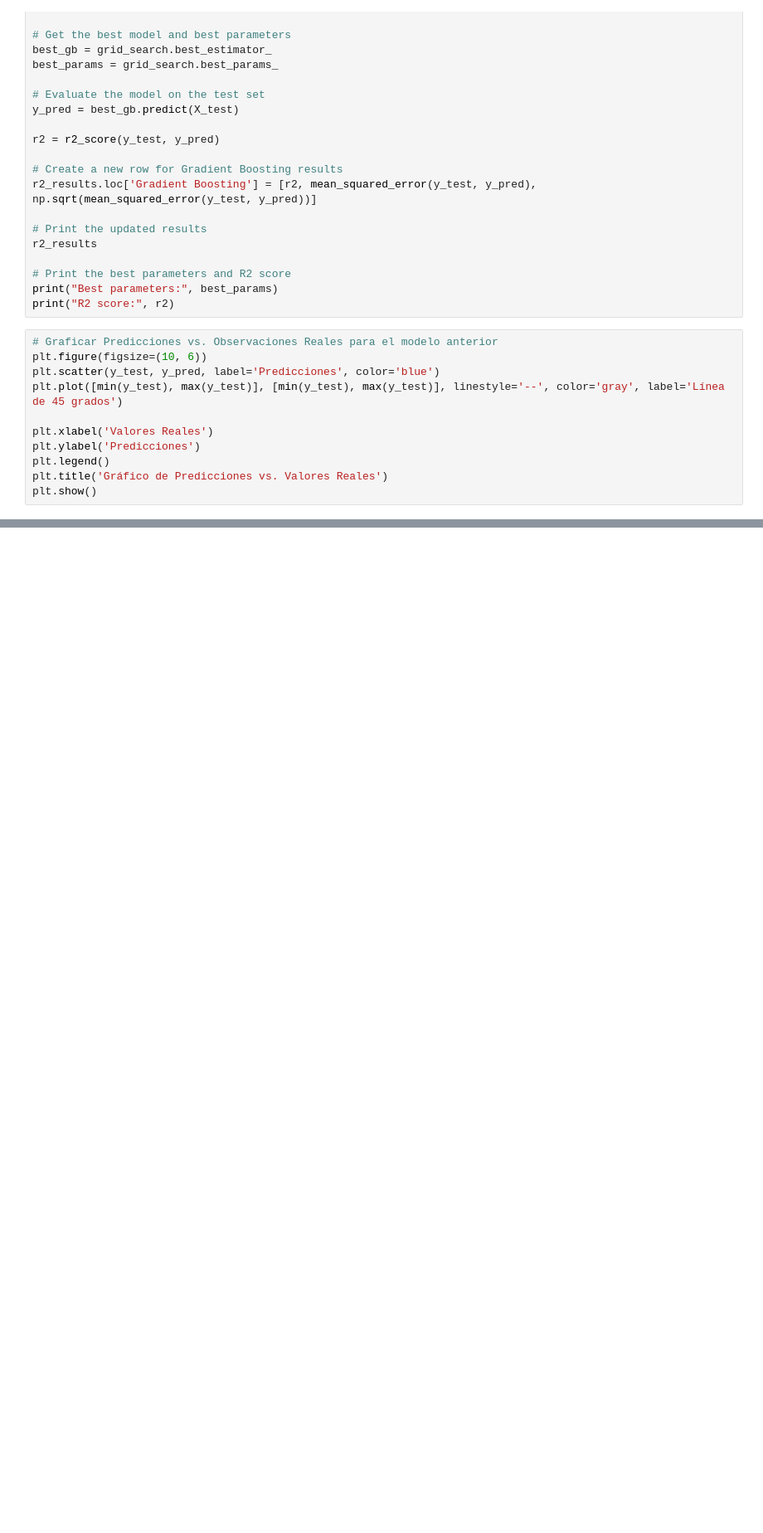
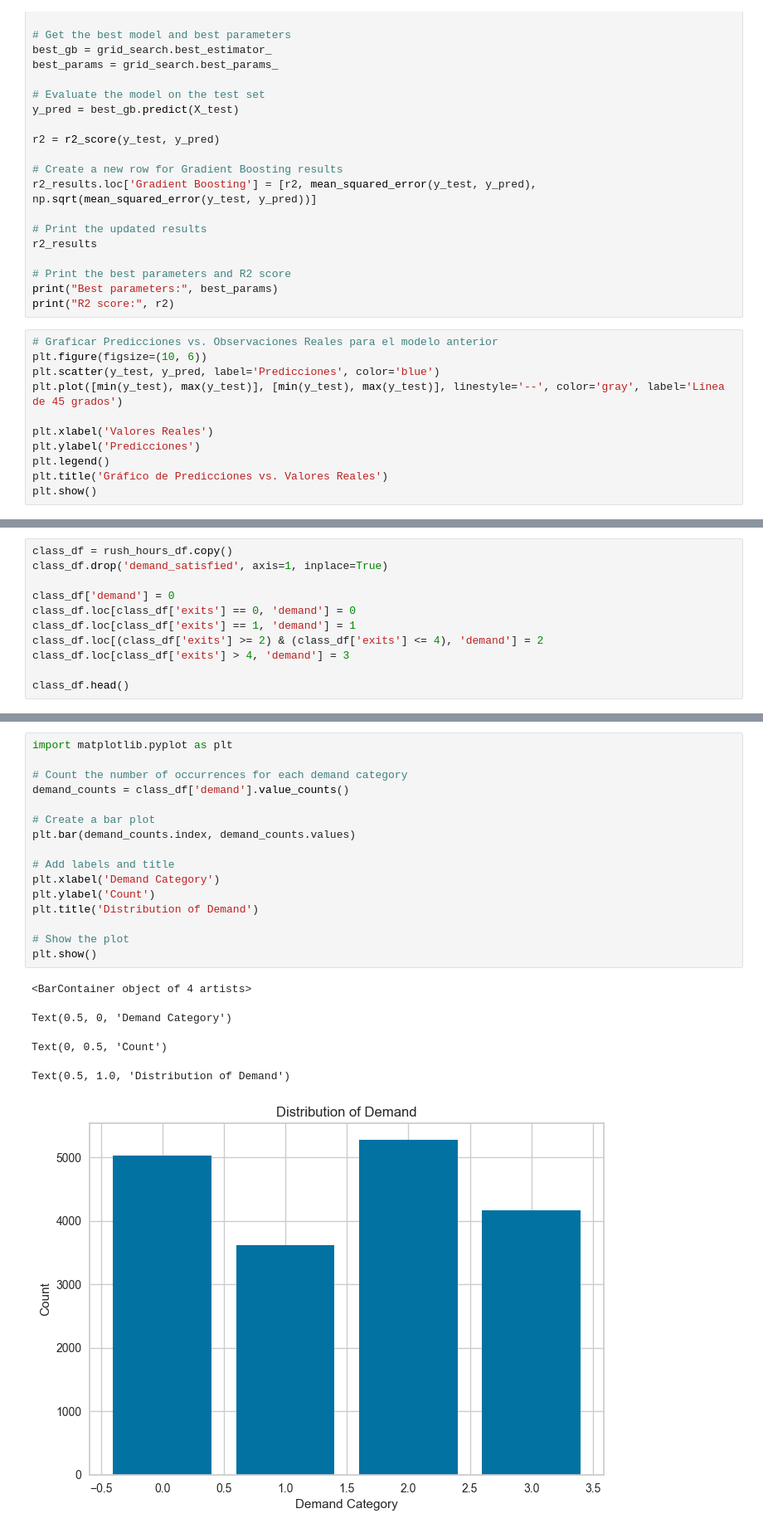
Before and after one commit to nicollorens12/BicingEstimator, a Jupyter notebook: notebook.ipynb, the cells around one changed output, grey strips where cells are left out. Shown at 83% size. Drawn from its saved outputs; the diff is of its cells as text; blank space fills up the shorter version.

```diff
--- a/notebook.ipynb
+++ b/notebook.ipynb
@@ -744,0 +807,11 @@ plt.show()
+# %%
+class_df = rush_hours_df.copy()
+class_df.drop('demand_satisfied', axis=1, inplace=True)
+
+class_df['demand'] = 0
+class_df.loc[class_df['exits'] == 0, 'demand'] = 0
+class_df.loc[class_df['exits'] == 1, 'demand'] = 1
+class_df.loc[(class_df['exits'] >= 2) & (class_df['exits'] <= 4), 'demand'] = 2
+class_df.loc[class_df['exits'] > 4, 'demand'] = 3
+
+class_df.head()
@@ -744,0 +825,22 @@ plt.show()
+# %%
+import matplotlib.pyplot as plt
+
+# Count the number of occurrences for each demand category
+demand_counts = class_df['demand'].value_counts()
+
+# Create a bar plot
+plt.bar(demand_counts.index, demand_counts.values)
+
+# Add labels and title
+plt.xlabel('Demand Category')
+plt.ylabel('Count')
+plt.title('Distribution of Demand')
+
+# Show the plot
+plt.show()
+# %% [output]
+<BarContainer object of 4 artists>
+Text(0.5, 0, 'Demand Category')
+Text(0, 0.5, 'Count')
+Text(0.5, 1.0, 'Distribution of Demand')
+[figure, added]
```
Also changed, not shown: parts of 29 cells of this notebook.
